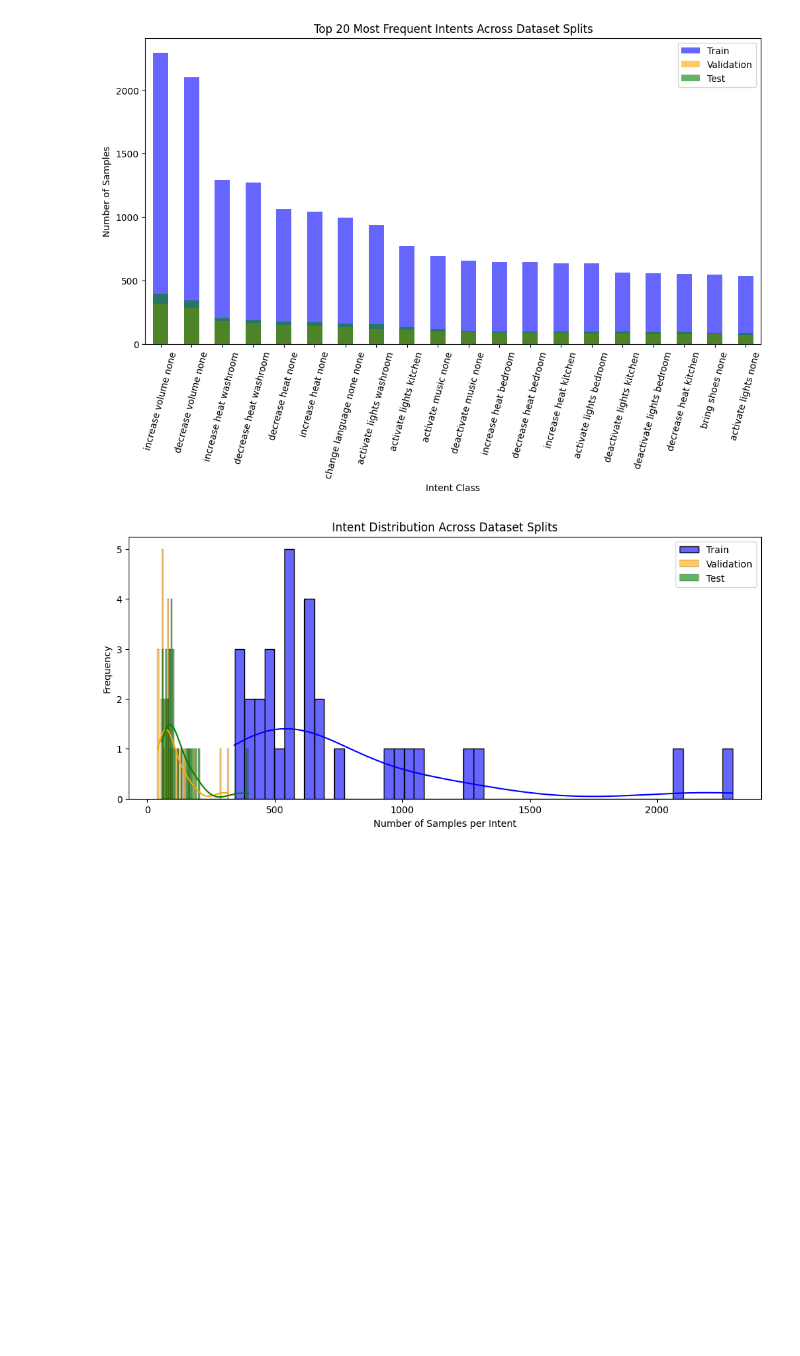
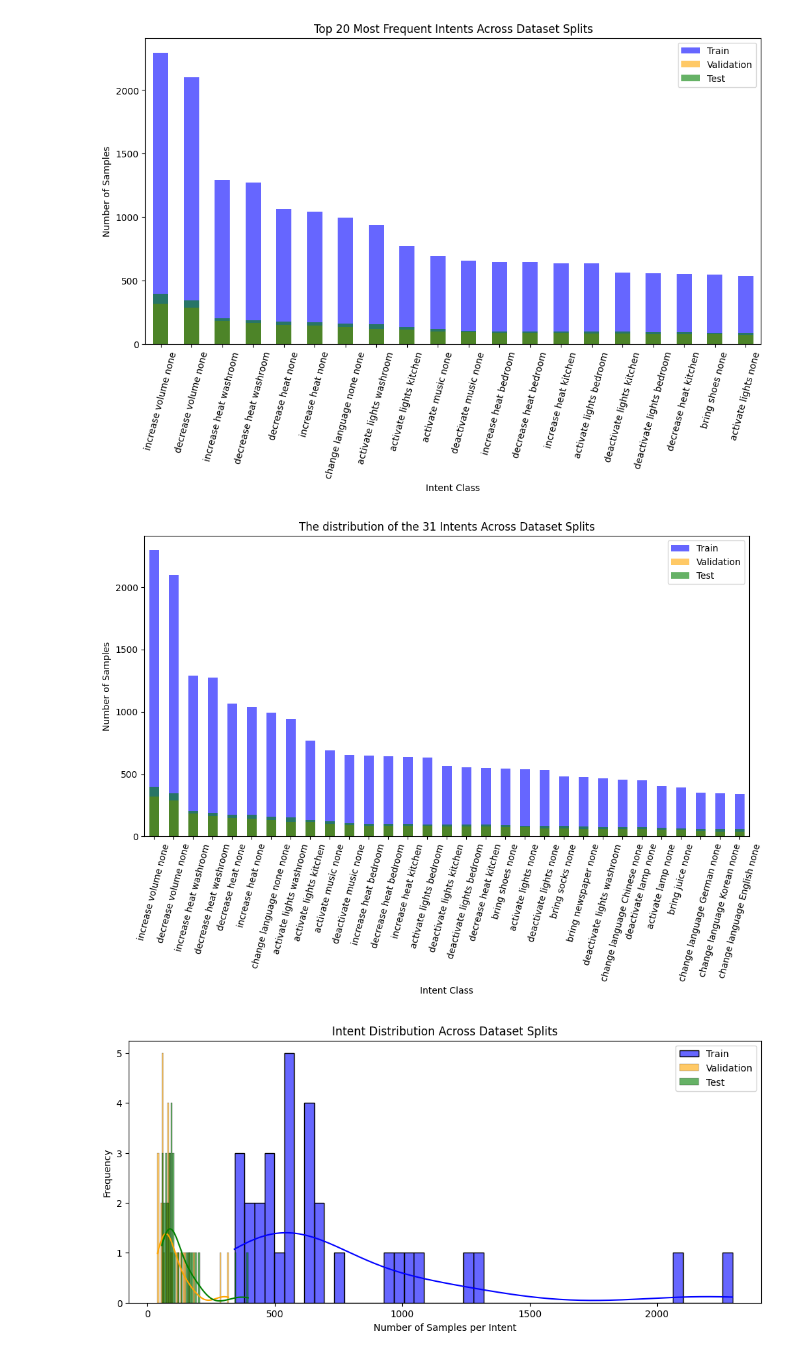
Before and after one commit to Kasuletrevor/Deep_Learning_with_FSC, a Jupyter notebook: eda.ipynb, the cells around one changed output. Saved outputs shown, nothing was run; the diff lists cells and outputs as text; code cells hidden in the pictures; blank space fills up the shorter version.

```diff
--- a/eda.ipynb
+++ b/eda.ipynb
@@ -253,6 +253,21 @@ plt.legend()
 plt.show()
 # %% [output]
 [figure]
+# %%
+# Visualizing top intents with the highest frequency
+top_n = 31
+plt.figure(figsize=(12, 6))
+intent_stats_train.head(top_n).plot(kind="bar", color="blue", alpha=0.6, label="Train")
+intent_stats_valid.head(top_n).plot(kind="bar", color="orange", alpha=0.6, label="Validation")
+intent_stats_test.head(top_n).plot(kind="bar", color="green", alpha=0.6, label="Test")
+plt.xlabel("Intent Class")
+plt.ylabel("Number of Samples")
+plt.title(f"The distribution of the {top_n} Intents Across Dataset Splits")
+plt.xticks(rotation=75)
+plt.legend()
+plt.show()
+# %% [output]
+[figure, added]
 # %%
 # Visualizing Intent Distribution
 plt.figure(figsize=(12, 5))
```
